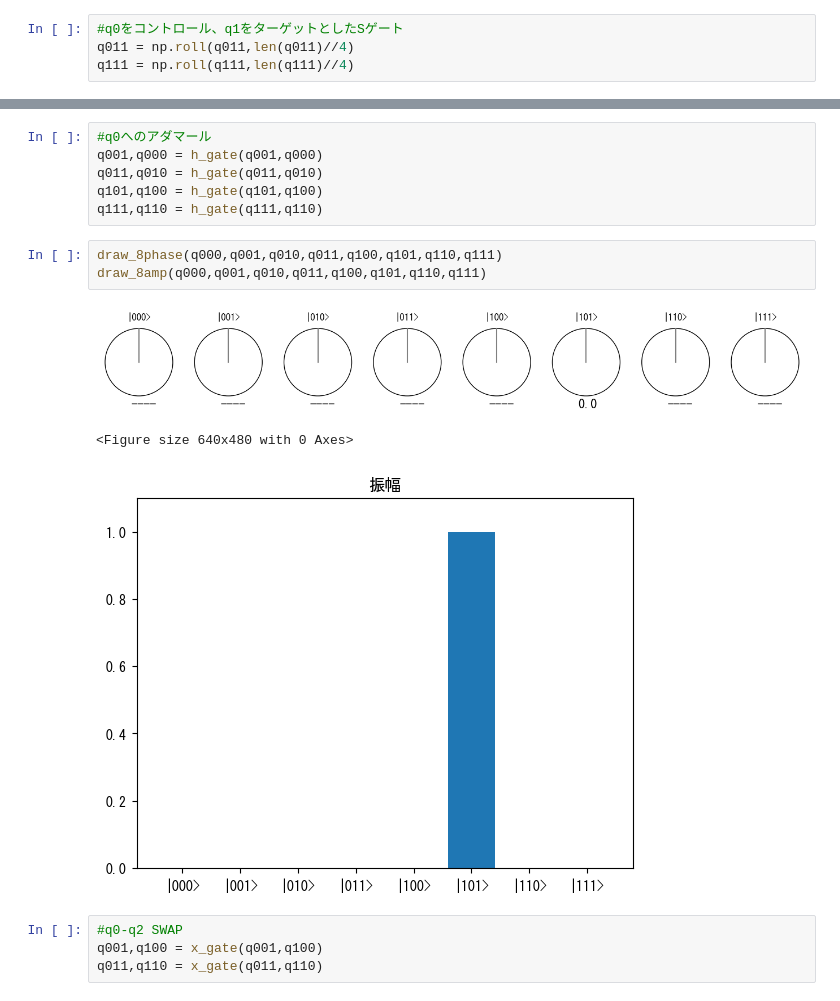
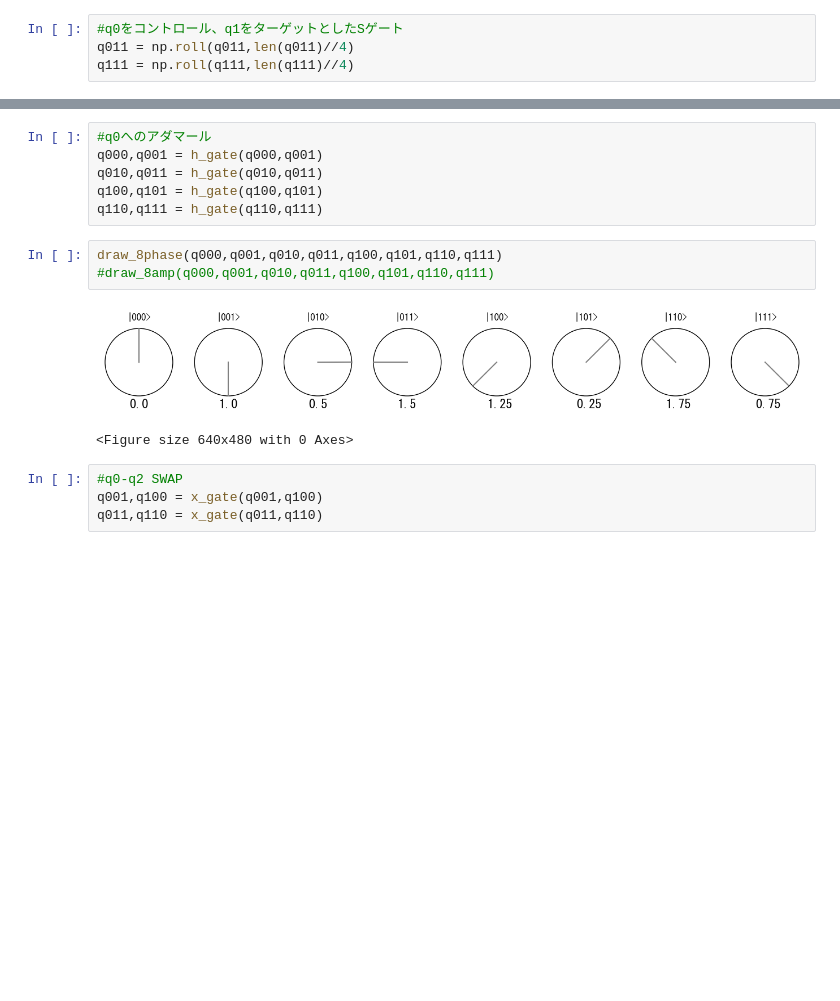
Before and after one commit to sin-gee/ImageOfQuantumBit, a Jupyter notebook: ImageOfFourieTransform.ipynb, the cells around one changed output, grey strips where cells are left out. Saved outputs shown, nothing was run; the diff lists cells and outputs as text; blank space fills up the shorter version.

Commit message:
Changes to be committed: 	modified:   ImageOfFourieTransform.ipynb

```diff
--- a/ImageOfFourieTransform.ipynb
+++ b/ImageOfFourieTransform.ipynb
@@ -671,17 +671,16 @@ draw_8amp(q000,q001,q010,q011,q100,q101,q110,q111)
 [figure]
 # %%
 #q0へのアダマール
-q001,q000 = h_gate(q001,q000)
-q011,q010 = h_gate(q011,q010)
-q101,q100 = h_gate(q101,q100)
-q111,q110 = h_gate(q111,q110)
+q000,q001 = h_gate(q000,q001)
+q010,q011 = h_gate(q010,q011)
+q100,q101 = h_gate(q100,q101)
+q110,q111 = h_gate(q110,q111)
 # %%
 draw_8phase(q000,q001,q010,q011,q100,q101,q110,q111)
-draw_8amp(q000,q001,q010,q011,q100,q101,q110,q111)
+#draw_8amp(q000,q001,q010,q011,q100,q101,q110,q111)
 # %% [output]
-[figure, old version]
+[figure, new version]
 <Figure size 640x480 with 0 Axes>
-[figure, removed]
 # %%
 #q0-q2 SWAP
 q001,q100 = x_gate(q001,q100)
```
Also changed, not shown: parts of 3 cells of this notebook.
